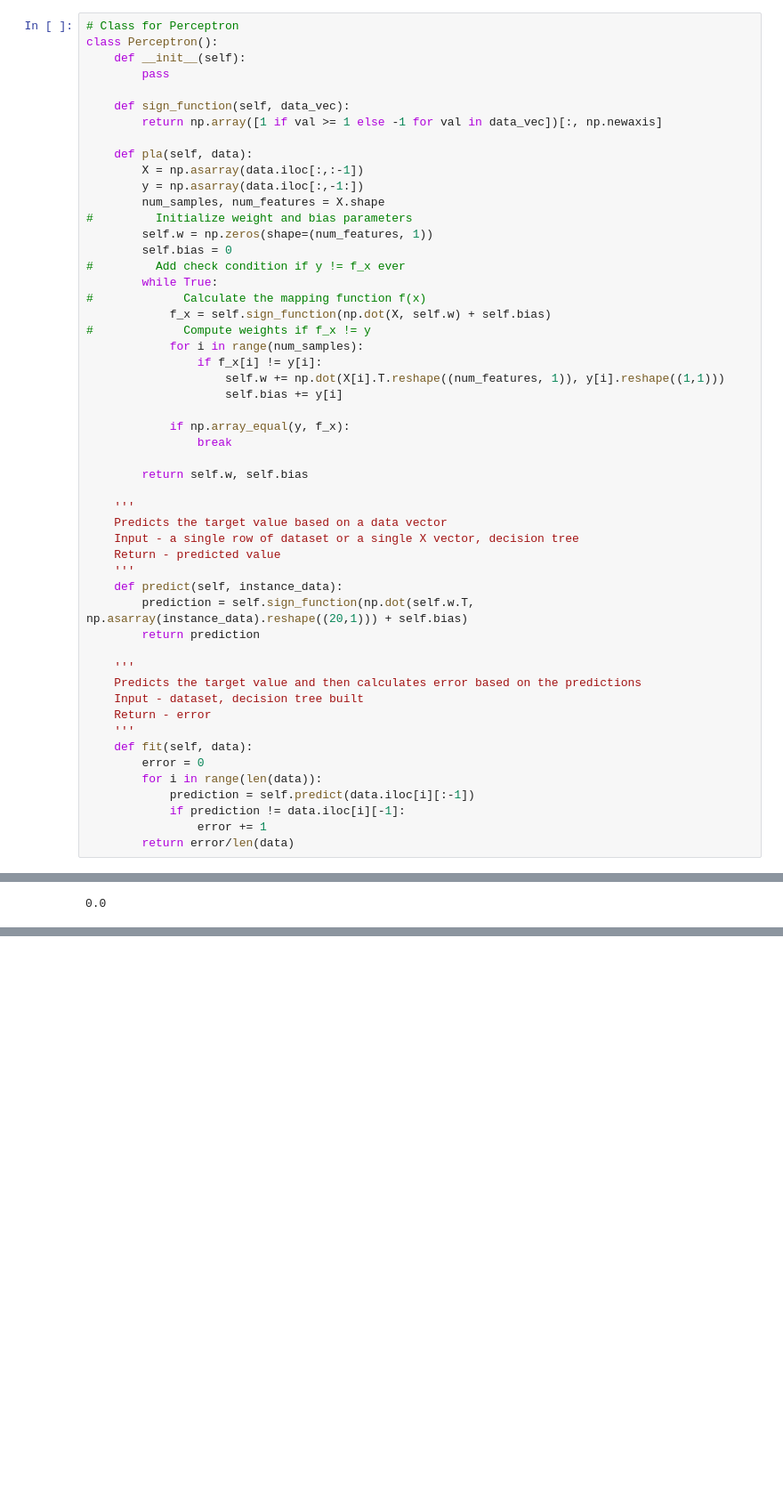
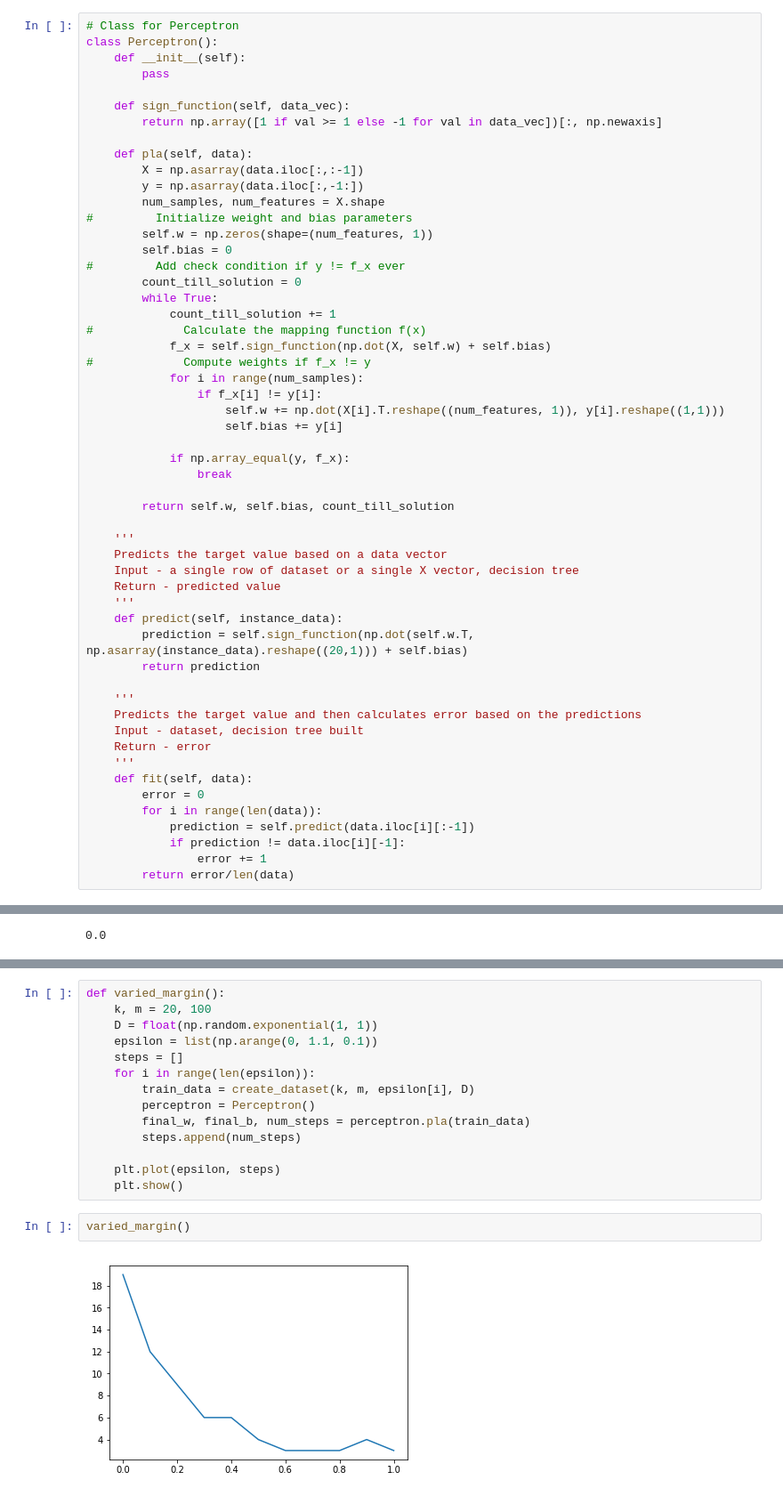
Before and after one commit to vedantc6/CS536_MachineLearning, a Jupyter notebook: Assignment4/hw4_Perceptrons.ipynb, the cells around one changed output, grey strips where cells are left out. Shown at 89% size. Cells and saved outputs as stored; diff of their text form; blank space fills up the shorter version.

```diff
--- a/Assignment4/hw4_Perceptrons.ipynb
+++ b/Assignment4/hw4_Perceptrons.ipynb
@@ -94,7 +96,9 @@ class Perceptron():
         self.w = np.zeros(shape=(num_features, 1))
         self.bias = 0
 #         Add check condition if y != f_x ever
+        count_till_solution = 0
         while True:
+            count_till_solution += 1
 #             Calculate the mapping function f(x)
             f_x = self.sign_function(np.dot(X, self.w) + self.bias)
 #             Compute weights if f_x != y
@@ -106,7 +110,7 @@ class Perceptron():
             if np.array_equal(y, f_x):
                 break
 
-        return self.w, self.bias
+        return self.w, self.bias, count_till_solution
 
     '''
     Predicts the target value based on a data vector
@@ -181,0 +168,18 @@ array([[-10.25373354],
+# %%
+def varied_margin():
+    k, m = 20, 100
+    D = float(np.random.exponential(1, 1))
+    epsilon = list(np.arange(0, 1.1, 0.1))
+    steps = []
+    for i in range(len(epsilon)):
+        train_data = create_dataset(k, m, epsilon[i], D)
+        perceptron = Perceptron()
+        final_w, final_b, num_steps = perceptron.pla(train_data)
+        steps.append(num_steps)
+
+    plt.plot(epsilon, steps)
+    plt.show()
+# %%
+varied_margin()
+# %% [output]
+[figure, added]
```
Also changed, not shown: parts of 12 cells of this notebook, 2 other files.
